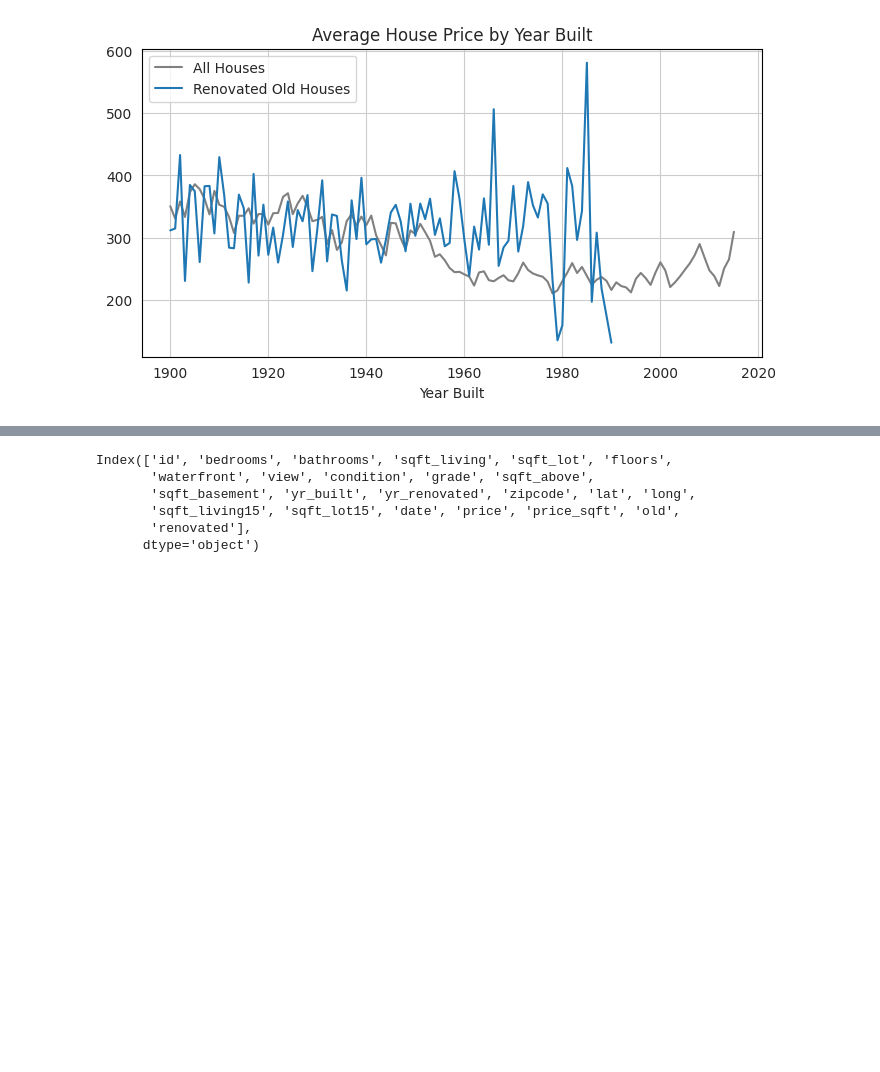
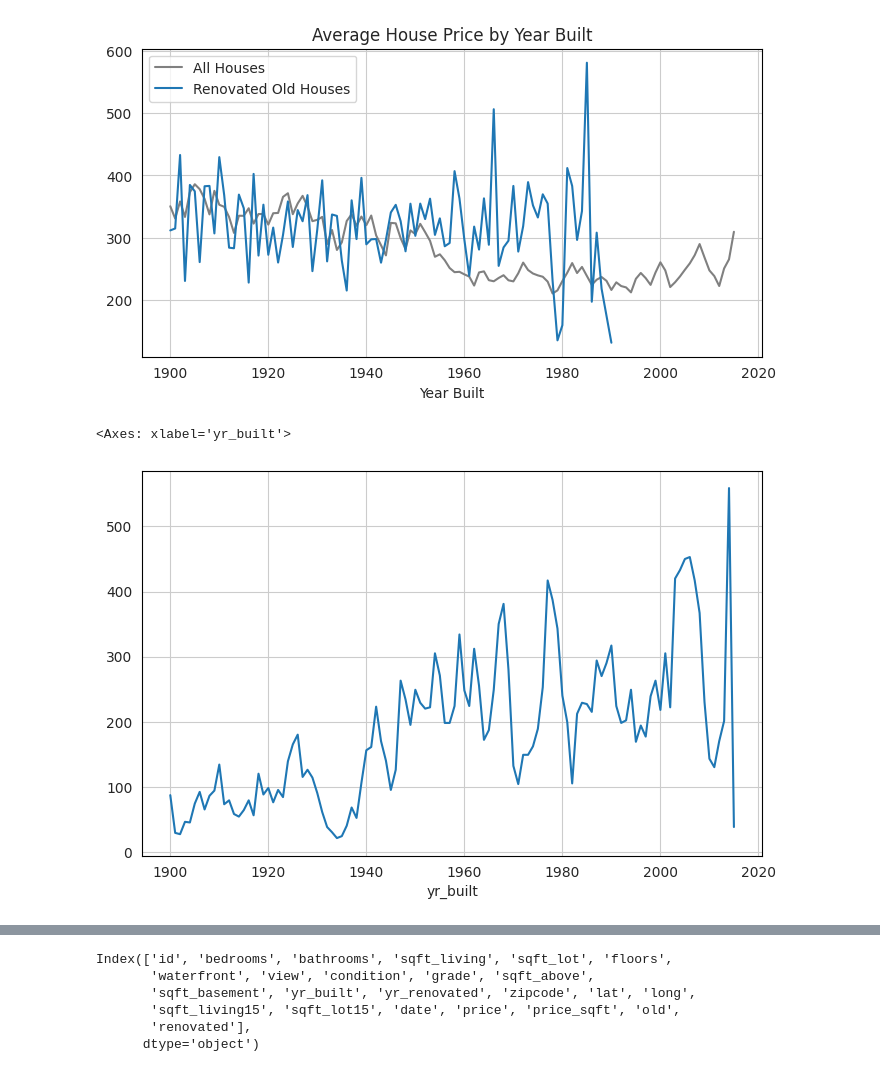
Before and after one commit to ozzienobayrak/housing_market, a Jupyter notebook: housingmarket_project.ipynb, the cells around one changed output, grey strips where cells are left out. Cells and saved outputs as stored; diff of their text form; code cells hidden in the pictures; blank space fills up the shorter version.

```diff
--- a/housingmarket_project.ipynb
+++ b/housingmarket_project.ipynb
@@ -328,3 +333,8 @@ plt.legend()
 plt.show()
 # %% [output]
 [figure]
+# %%
+df['yr_built'].value_counts().sort_index().plot()
+# %% [output]
+<Axes: xlabel='yr_built'>
+[figure, added]
```
Also changed, not shown: parts of 37 cells of this notebook.
